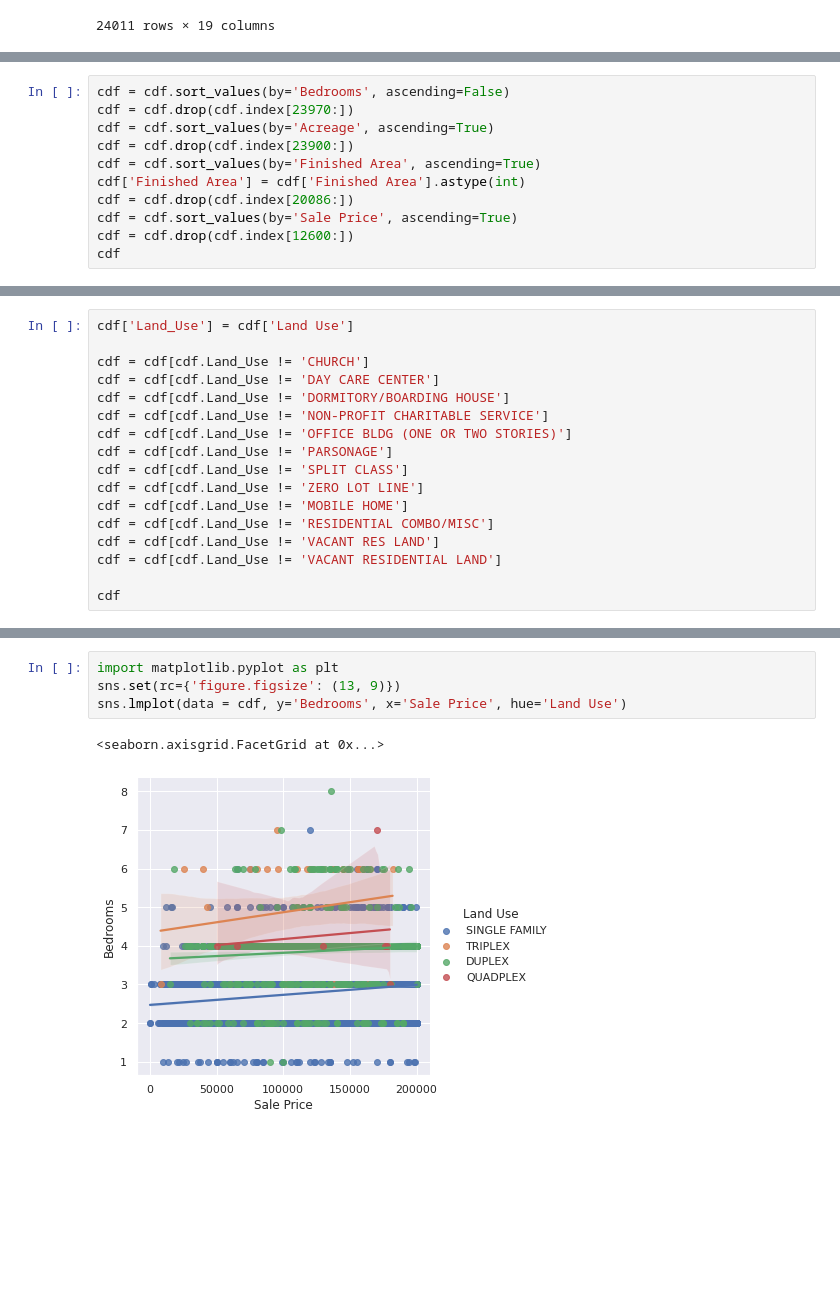
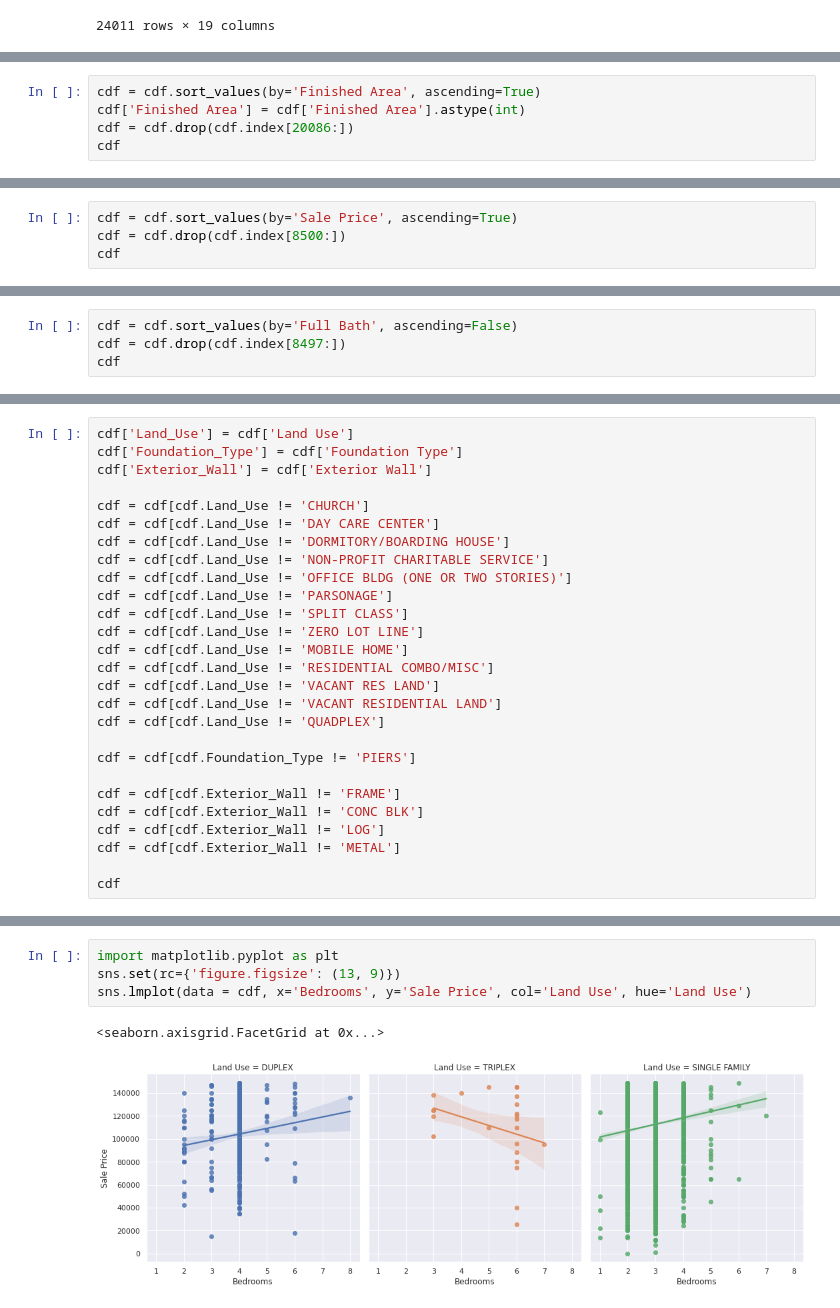
Before and after one commit to cmlakin/Machine-Learning-Final-Project----Lakin-Corrina, a Jupyter notebook: MLFP_Lakin.ipynb, the cells around one changed output, grey strips where cells are left out. Cells and saved outputs as stored; diff of their text form; blank space fills up the shorter version.

```diff
--- a/MLFP_Lakin.ipynb
+++ b/MLFP_Lakin.ipynb
@@ -50,13 +87,7 @@ cdf
 # %%
-cdf = cdf.sort_values(by='Bedrooms', ascending=False)
-cdf = cdf.drop(cdf.index[23970:])
-cdf = cdf.sort_values(by='Acreage', ascending=True)
-cdf = cdf.drop(cdf.index[23900:])
 cdf = cdf.sort_values(by='Finished Area', ascending=True)
 cdf['Finished Area'] = cdf['Finished Area'].astype(int)
 cdf = cdf.drop(cdf.index[20086:])
-cdf = cdf.sort_values(by='Sale Price', ascending=True)
-cdf = cdf.drop(cdf.index[12600:])
 cdf
 # %% [output]
 |  | Land Use | Property Address | Property City | Sale Date | Sale Price | Address | City | TN | Acreage | ... |
@@ -74,0 +106,4 @@ cdf
+# %%
+cdf = cdf.sort_values(by='Sale Price', ascending=True)
+cdf = cdf.drop(cdf.index[8500:])
+cdf
@@ -74,0 +124,4 @@ cdf
+# %%
+cdf = cdf.sort_values(by='Full Bath', ascending=False)
+cdf = cdf.drop(cdf.index[8497:])
+cdf
@@ -75,5 +146,7 @@ cdf
 # %%
 cdf['Land_Use'] = cdf['Land Use']
+cdf['Foundation_Type'] = cdf['Foundation Type']
+cdf['Exterior_Wall'] = cdf['Exterior Wall']
 
 cdf = cdf[cdf.Land_Use != 'CHURCH']
 cdf = cdf[cdf.Land_Use != 'DAY CARE CENTER']
@@ -87,6 +160,14 @@ cdf = cdf[cdf.Land_Use != 'MOBILE HOME']
 cdf = cdf[cdf.Land_Use != 'RESIDENTIAL COMBO/MISC']
 cdf = cdf[cdf.Land_Use != 'VACANT RES LAND']
 cdf = cdf[cdf.Land_Use != 'VACANT RESIDENTIAL LAND']
+cdf = cdf[cdf.Land_Use != 'QUADPLEX']
+
+cdf = cdf[cdf.Foundation_Type != 'PIERS']
+
+cdf = cdf[cdf.Exterior_Wall != 'FRAME']
+cdf = cdf[cdf.Exterior_Wall != 'CONC BLK']
+cdf = cdf[cdf.Exterior_Wall != 'LOG']
+cdf = cdf[cdf.Exterior_Wall != 'METAL']
 
 cdf
 # %% [output]
@@ -127,7 +190,7 @@ dtype: object
 # %%
 import matplotlib.pyplot as plt
 sns.set(rc={'figure.figsize': (13, 9)})
-sns.lmplot(data = cdf, y='Bedrooms', x='Sale Price', hue='Land Use')
+sns.lmplot(data = cdf, x='Bedrooms', y='Sale Price', col='Land Use', hue='Land Use')
 # %% [output]
 <seaborn.axisgrid.FacetGrid at 0x...>
-[figure, old version]
+[figure, new version]
```
Also changed, not shown: parts of 17 cells of this notebook.
